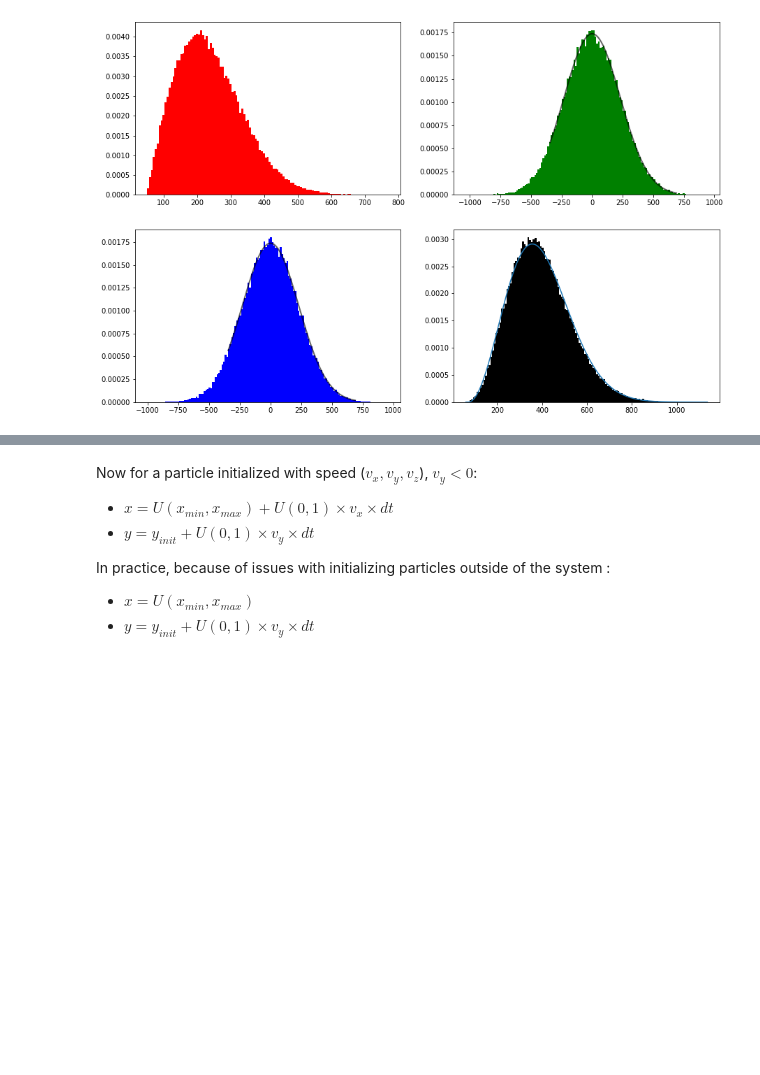
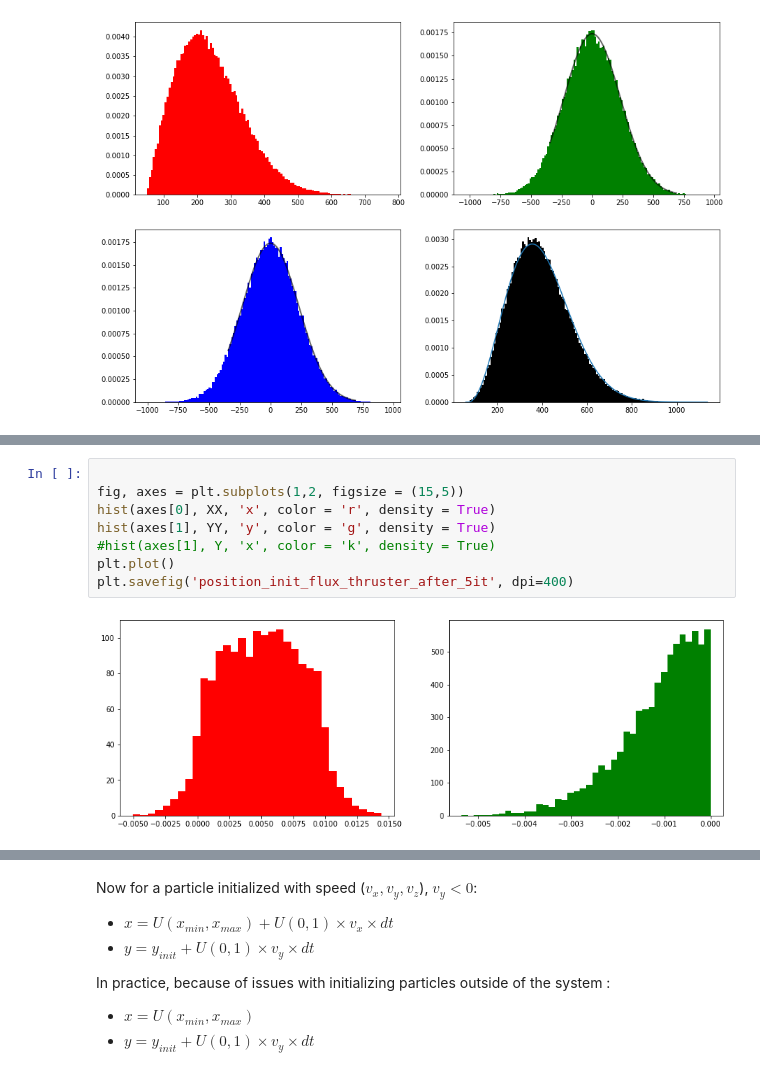
Before and after one commit to PaulCalot/neutralisation-faisceau-ions-negatifs-propulsion-satellite, a Jupyter notebook: tutorial.ipynb, the cells around one changed output, grey strips where cells are left out. Drawn from its saved outputs; the diff is of its cells as text; blank space fills up the shorter version.

```diff
--- a/tutorial.ipynb
+++ b/tutorial.ipynb
@@ -212,0 +351,10 @@ plt.show()
+# %%
+
+fig, axes = plt.subplots(1,2, figsize = (15,5))
+hist(axes[0], XX, 'x', color = 'r', density = True)
+hist(axes[1], YY, 'y', color = 'g', density = True)
+#hist(axes[1], Y, 'x', color = 'k', density = True)
+plt.plot()
+plt.savefig('position_init_flux_thruster_after_5it', dpi=400)
+# %% [output]
+[figure, added]
```
Also changed, not shown: parts of 12 cells of this notebook, 21 other files.
